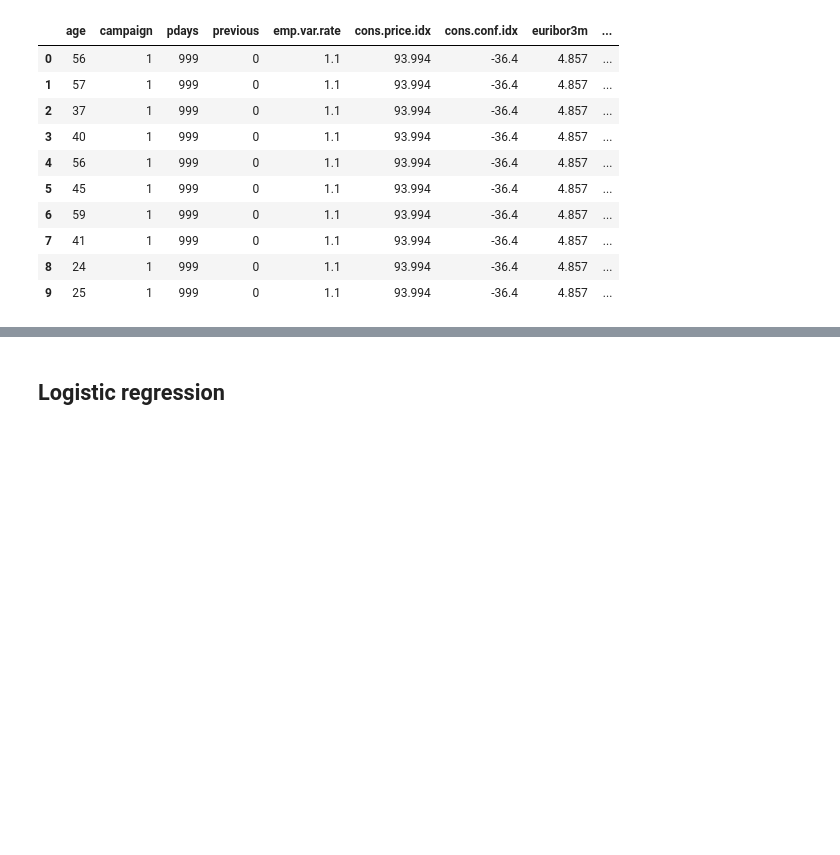
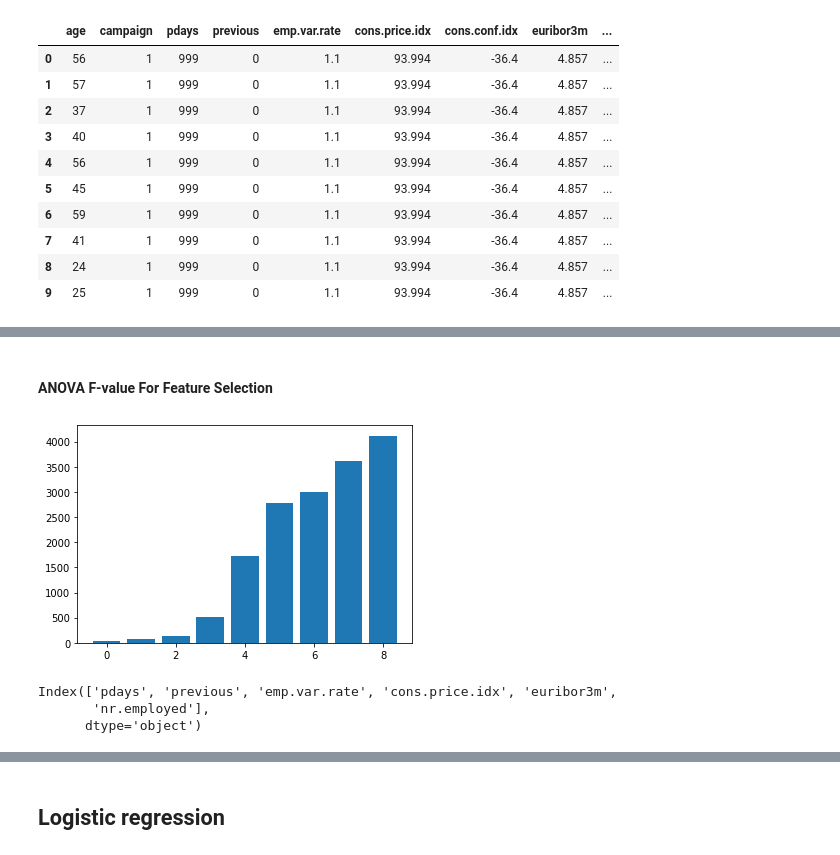
Before and after one commit to kasiakry/MLBigDataset, a Jupyter notebook: ml_2_big_dataset.ipynb, the cells around one changed output, grey strips where cells are left out. Drawn from its saved outputs; the diff is of its cells as text; code cells hidden in the pictures; blank space fills up the shorter version.

```diff
--- a/ml_2_big_dataset.ipynb
+++ b/ml_2_big_dataset.ipynb
@@ -192,0 +238,2 @@ df_ohc.head(10)
+# %% [markdown]
+#### ANOVA F-value For Feature Selection
@@ -192,0 +242,28 @@ df_ohc.head(10)
+# %%
+X_numerical = X[numCols]
+
+# Divide dataset into training and testing subsets
+X_train, X_test, y_train, y_test = train_test_split(X_numerical, y, test_size=0.3, random_state=58)
+
+fs = SelectKBest(f_classif, k='all')
+fs.fit(X_train, y_train)
+X_train_fs = fs.transform(X_train)
+X_test_fs = fs.transform(X_test)
+
+# plot the scores
+fs.scores_.sort()
+plt.bar([i for i in range(len(fs.scores_))], fs.scores_)
+plt.show()
+# %% [output]
+[figure, added]
+# %%
+count = sum(map(lambda x : x > 200, fs.scores_))
+bestfeatures  = SelectKBest(score_func=f_classif, k=count)
+fit = bestfeatures.fit(X_train, y_train)
+mask = bestfeatures.get_support()
+cols_numerical = X_numerical.columns[mask]
+print(cols_numerical)
+# %% [output]
+Index(['pdays', 'previous', 'emp.var.rate', 'cons.price.idx', 'euribor3m',
+       'nr.employed'],
+      dtype='object')
```
Also changed, not shown: parts of 31 cells of this notebook.
